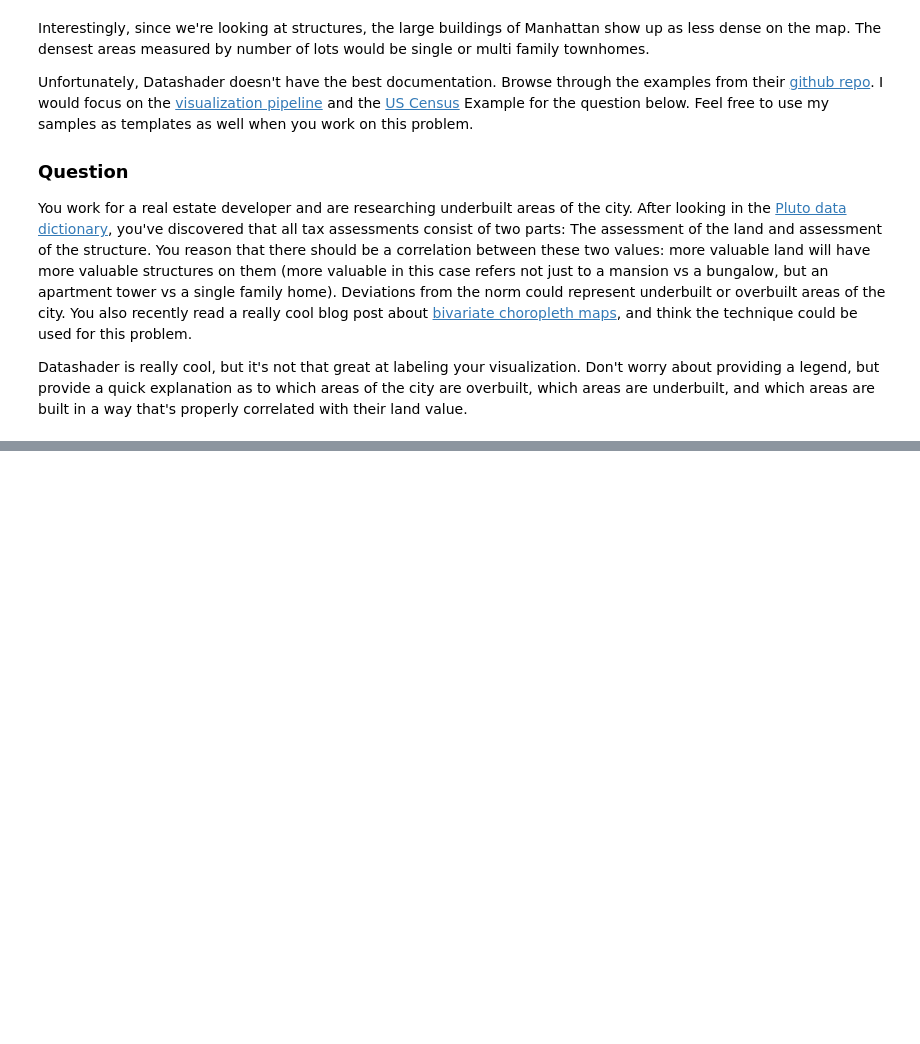
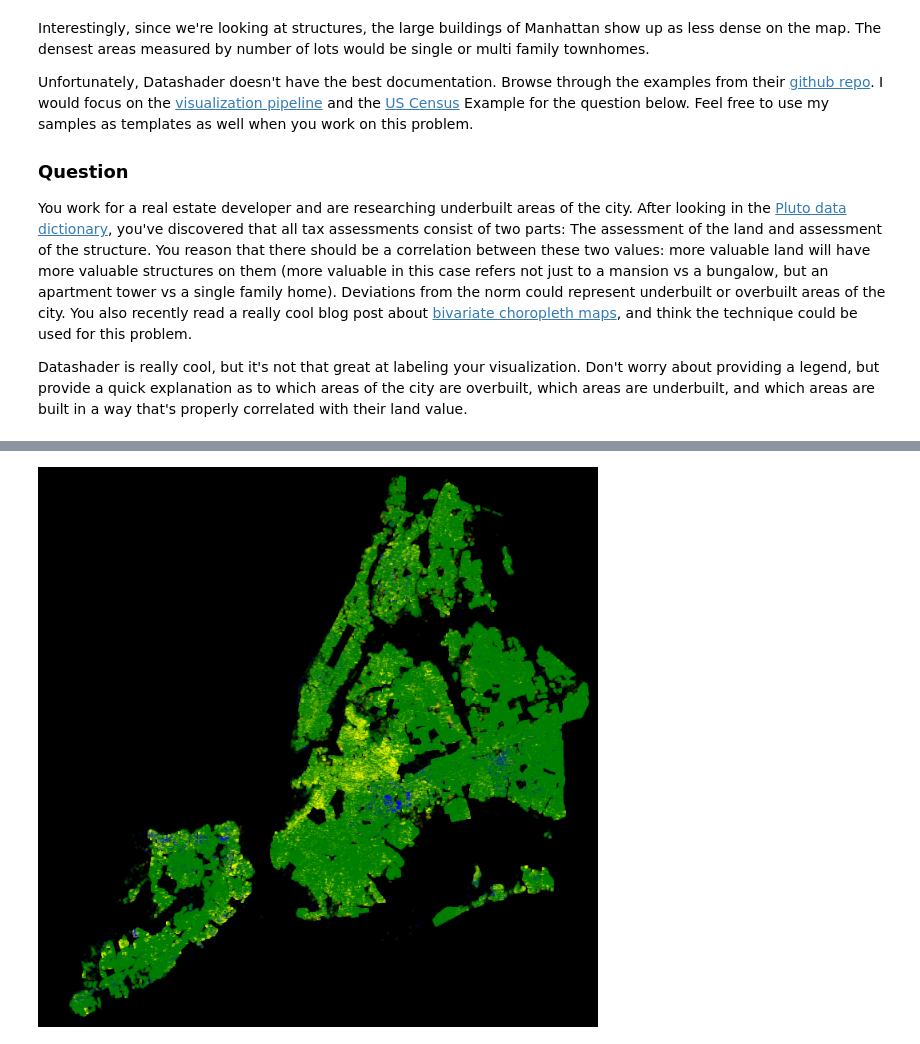
Before and after one commit to AlejandroOsborne/CUNY-DATA608, a Jupyter notebook: hw2/Kats-HW2.ipynb, the cells around one changed output, grey strips where cells are left out. Cells and saved outputs as stored; diff of their text form; code cells hidden in the pictures; blank space fills up the shorter version.

```diff
--- a/hw2/Kats-HW2.ipynb
+++ b/hw2/Kats-HW2.ipynb
@@ -192,0 +271,28 @@ Datashader is really cool, but it's not that great at labeling your visualizatio
+# %%
+# Get assessment values from NYC data
+df = ny[['lon', 'lat', 'AssessLand', 'AssessTot']]
+df = df.assign(AssessStruct = df['AssessTot']-df['AssessLand'])
+
+# Remove anything over $1,000,000,000
+df = df.loc[(df['AssessTot']<1000000000) & (df['AssessTot']!=0)]
+
+# Remove anything without value
+df = df.loc[df['AssessStruct']!=0]
+
+# Break land assessment into 3 categories - high, medium, low
+df = df.assign(logAssessLand = np.log(df['AssessLand']))
+df = df.assign(landCat = pd.cut(df['logAssessLand'],
+                                np.linspace(df['logAssessLand'].min()-0.1, df['logAssessLand'].max(), 4),
+                                labels=['Low', 'Medium', 'High']))
+
+# Break structure assessment into 3 categories - high, medium, low
+df = df.assign(logAssessStruct = np.log(df['AssessStruct']))
+df = df.assign(structCat = pd.cut(df['logAssessStruct'],
+                                  np.linspace(df['logAssessStruct'].min()-0.1, df['logAssessStruct'].max(), 4),
+                                  labels=['Low', 'Medium', 'High']))
+
+# Combine land and structure assessment categories
+df = df.assign(LandStructCategory = df['landCat'].astype('str')+df['structCat'].astype('str'))
+df['LandStructCategory'] = df['LandStructCategory'].astype('category')
+
+df.groupby('LandStructCategory').size()
@@ -192,0 +310,11 @@ Datashader is really cool, but it's not that great at labeling your visualizatio
+# %%
+NewYorkCity   = (( -74.29,  -73.69), (40.49, 40.92))
+cvs = ds.Canvas(700, 700, *NewYorkCity)
+agg = cvs.points(df, 'lon', 'lat', ds.count_cat('LandStructCategory'))
+color_key = dict(HighHigh='green', HighMedium='blue', HighLow='blue',
+                 MediumHigh='yellow', MediumMedium='green', MediumLow='blue',
+                 LowHigh='yellow', LowMedium='yellow', LowLow='green')
+view = tf.shade(agg, color_key=color_key, how='log')
+export(tf.spread(view, px=1), 'assessment')
+# %% [output]
+[figure, added]
```
Also changed, not shown: parts of 11 cells of this notebook, 3 other files.
